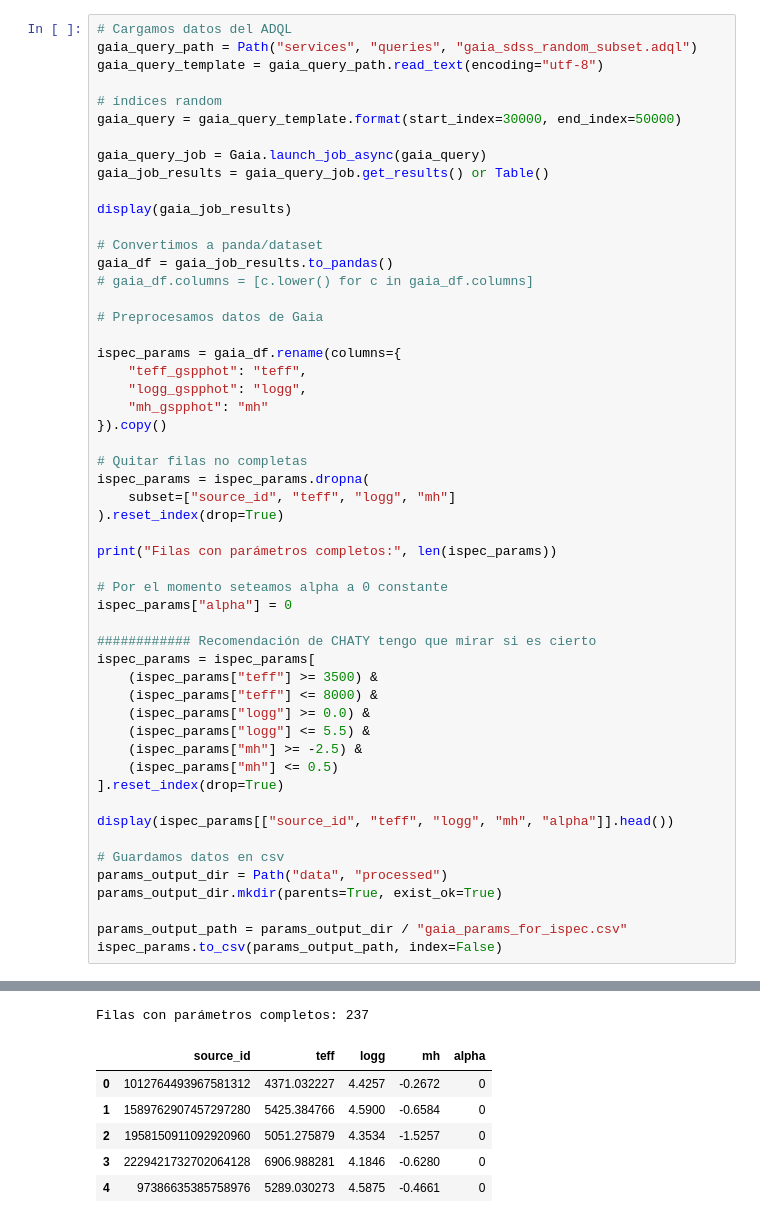
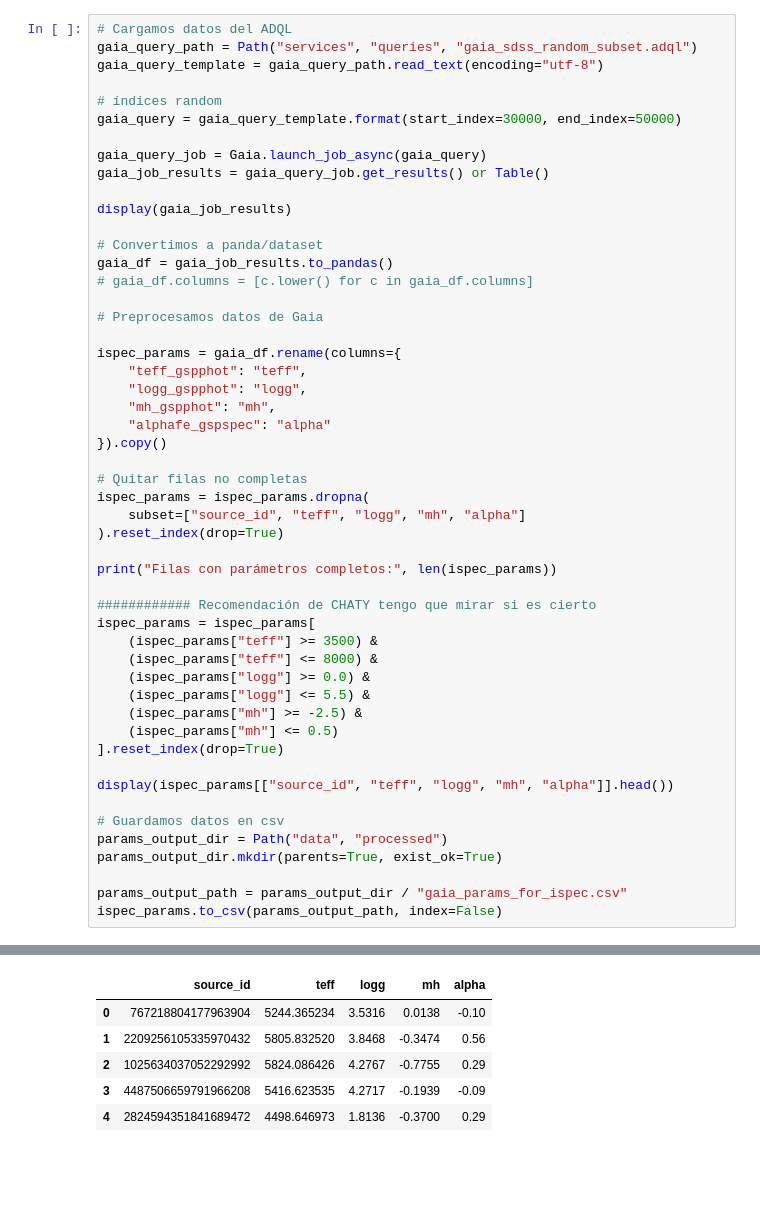
Before and after one commit to javier-cacho-master-ai/trabajo-fin-master, a Jupyter notebook: solution/ispec-dataset.ipynb, the cells around one changed output, grey strips where cells are left out. Saved outputs shown, nothing was run; the diff lists cells and outputs as text; blank space fills up the shorter version.

```diff
--- a/solution/ispec-dataset.ipynb
+++ b/solution/ispec-dataset.ipynb
@@ -30,18 +37,16 @@ gaia_df = gaia_job_results.to_pandas()
 ispec_params = gaia_df.rename(columns={
     "teff_gspphot": "teff",
     "logg_gspphot": "logg",
-    "mh_gspphot": "mh"
+    "mh_gspphot": "mh",
+    "alphafe_gspspec": "alpha"
 }).copy()
 
 # Quitar filas no completas
 ispec_params = ispec_params.dropna(
-    subset=["source_id", "teff", "logg", "mh"]
+    subset=["source_id", "teff", "logg", "mh", "alpha"]
 ).reset_index(drop=True)
 
 print("Filas con parámetros completos:", len(ispec_params))
-
-# Por el momento seteamos alpha a 0 constante
-ispec_params["alpha"] = 0
 
 ############ Recomendación de CHATY tengo que mirar si es cierto
 ispec_params = ispec_params[
@@ -87,10 +92,9 @@ Table length=259
-Filas con parámetros completos: 237
 |  | source_id | teff | logg | mh | alpha |
-| 0 | 1012764493967581312 | 4371.032227 | 4.4257 | -0.2672 | 0 |
-| 1 | 1589762907457297280 | 5425.384766 | 4.5900 | -0.6584 | 0 |
-| 2 | 1958150911092920960 | 5051.275879 | 4.3534 | -1.5257 | 0 |
-| 3 | 2229421732702064128 | 6906.988281 | 4.1846 | -0.6280 | 0 |
-| 4 | 97386635385758976 | 5289.030273 | 4.5875 | -0.4661 | 0 |
+| 0 | 767218804177963904 | 5244.365234 | 3.5316 | 0.0138 | -0.10 |
+| 1 | 2209256105335970432 | 5805.832520 | 3.8468 | -0.3474 | 0.56 |
+| 2 | 1025634037052292992 | 5824.086426 | 4.2767 | -0.7755 | 0.29 |
+| 3 | 4487506659791966208 | 5416.623535 | 4.2717 | -0.1939 | -0.09 |
+| 4 | 2824594351841689472 | 4498.646973 | 1.8136 | -0.3700 | 0.29 |
 # %%
 # Cargamos ispec
 ISPEC_PATH = "/Users/carlasequero/iSpec"
```
Also changed, not shown: parts of 18 cells of this notebook, 9 other files.
